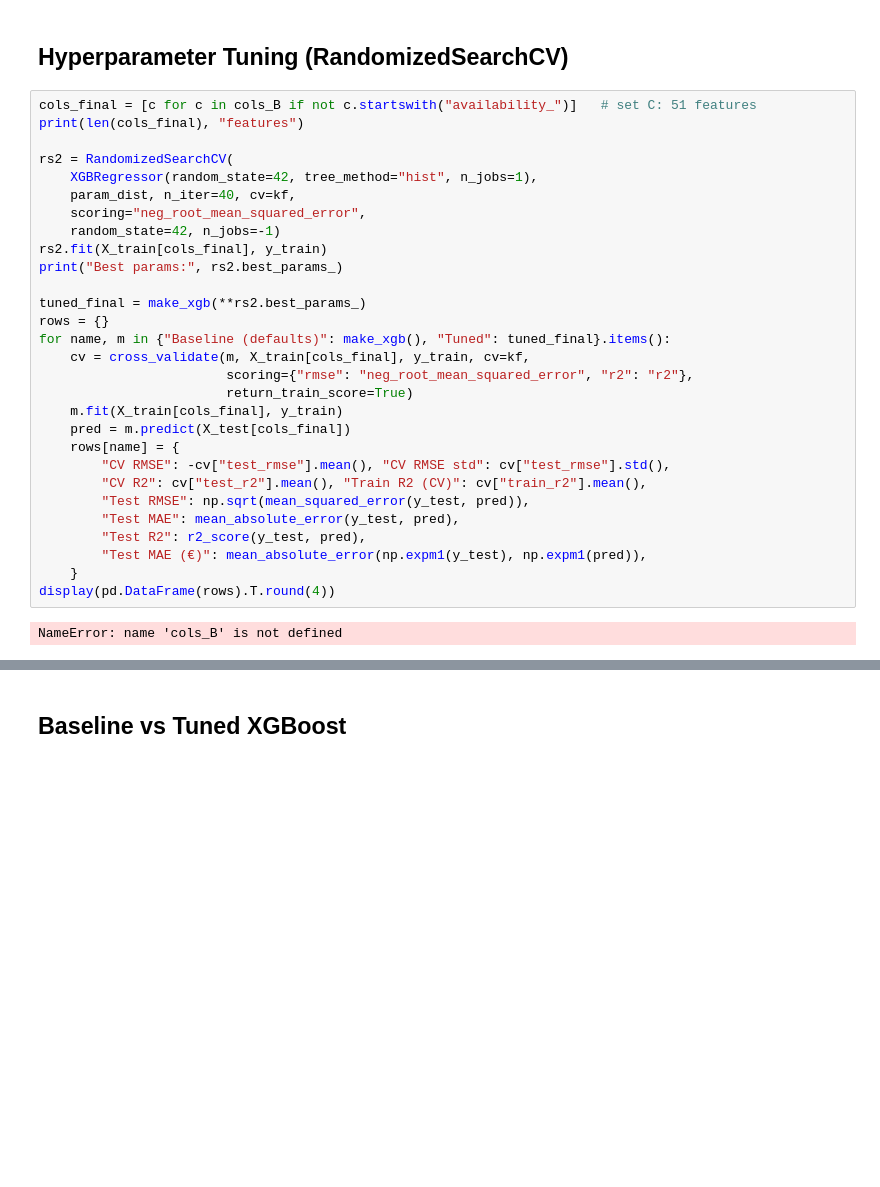
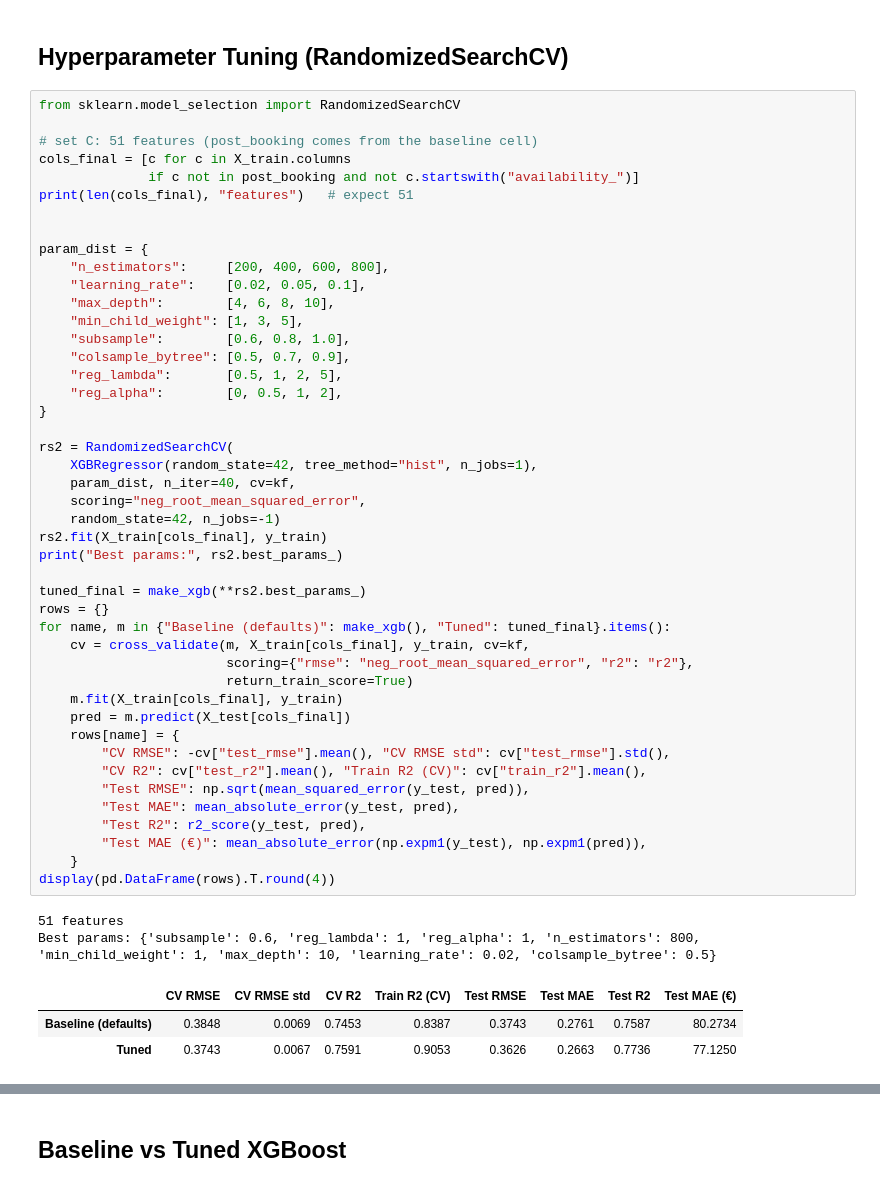
Before and after one commit to umangi003/airbnb-price-prediction, a Jupyter notebook: notebooks/xgboost_model.ipynb, the cells around one changed output, grey strips where cells are left out. Saved outputs shown, nothing was run; the diff lists cells and outputs as text; blank space fills up the shorter version.

```diff
--- a/notebooks/xgboost_model.ipynb
+++ b/notebooks/xgboost_model.ipynb
@@ -83,36 +83,56 @@ Model on set B (56 features). Reviews and occupancy are not available for a new
 # %% [markdown]
 ## Hyperparameter Tuning (RandomizedSearchCV)
 # %%
-cols_final = [c for c in cols_B if not c.startswith("availability_")]   # set C: 51 features
-print(len(cols_final), "features")
+from sklearn.model_selection import RandomizedSearchCV
+
+# set C: 51 features (post_booking comes from the baseline cell)
+cols_final = [c for c in X_train.columns
+              if c not in post_booking and not c.startswith("availability_")]
+print(len(cols_final), "features")   # expect 51
+
+
+param_dist = {
+    "n_estimators":     [200, 400, 600, 800],
+    "learning_rate":    [0.02, 0.05, 0.1],
+    "max_depth":        [4, 6, 8, 10],
+    "min_child_weight": [1, 3, 5],
+    "subsample":        [0.6, 0.8, 1.0],
+    "colsample_bytree": [0.5, 0.7, 0.9],
+    "reg_lambda":       [0.5, 1, 2, 5],
+    "reg_alpha":        [0, 0.5, 1, 2],
+}
 
 rs2 = RandomizedSearchCV(
     XGBRegressor(random_state=42, tree_method="hist", n_jobs=1),
     param_dist, n_iter=40, cv=kf,
     scoring="neg_root_mean_squared_error",
     random_state=42, n_jobs=-1)
 rs2.fit(X_train[cols_final], y_train)
 print("Best params:", rs2.best_params_)
 
 tuned_final = make_xgb(**rs2.best_params_)
 rows = {}
 for name, m in {"Baseline (defaults)": make_xgb(), "Tuned": tuned_final}.items():
     cv = cross_validate(m, X_train[cols_final], y_train, cv=kf,
                         scoring={"rmse": "neg_root_mean_squared_error", "r2": "r2"},
                         return_train_score=True)
     m.fit(X_train[cols_final], y_train)
     pred = m.predict(X_test[cols_final])
     rows[name] = {
         "CV RMSE": -cv["test_rmse"].mean(), "CV RMSE std": cv["test_rmse"].std(),
         "CV R2": cv["test_r2"].mean(), "Train R2 (CV)": cv["train_r2"].mean(),
         "Test RMSE": np.sqrt(mean_squared_error(y_test, pred)),
         "Test MAE": mean_absolute_error(y_test, pred),
         "Test R2": r2_score(y_test, pred),
         "Test MAE (€)": mean_absolute_error(np.expm1(y_test), np.expm1(pred)),
     }
 display(pd.DataFrame(rows).T.round(4))
 # %% [output]
-NameError: name 'cols_B' is not defined
+51 features
+Best params: {'subsample': 0.6, 'reg_lambda': 1, 'reg_alpha': 1, 'n_estimators': 800, 'min_child_weight': 1, 'max_depth': 10, 'learning_rate': 0.02, 'colsample_bytree': 0.5}
+|  | CV RMSE | CV RMSE std | CV R2 | Train R2 (CV) | Test RMSE | Test MAE | Test R2 | Test MAE (€) |
+| Baseline (defaults) | 0.3848 | 0.0069 | 0.7453 | 0.8387 | 0.3743 | 0.2761 | 0.7587 | 80.2734 |
+| Tuned | 0.3743 | 0.0067 | 0.7591 | 0.9053 | 0.3626 | 0.2663 | 0.7736 | 77.1250 |
 # %% [markdown]
 ### Experiment 2: Hyperparameter tuning (RandomizedSearchCV)
 
```
Also changed, not shown: parts of 6 cells of this notebook.
